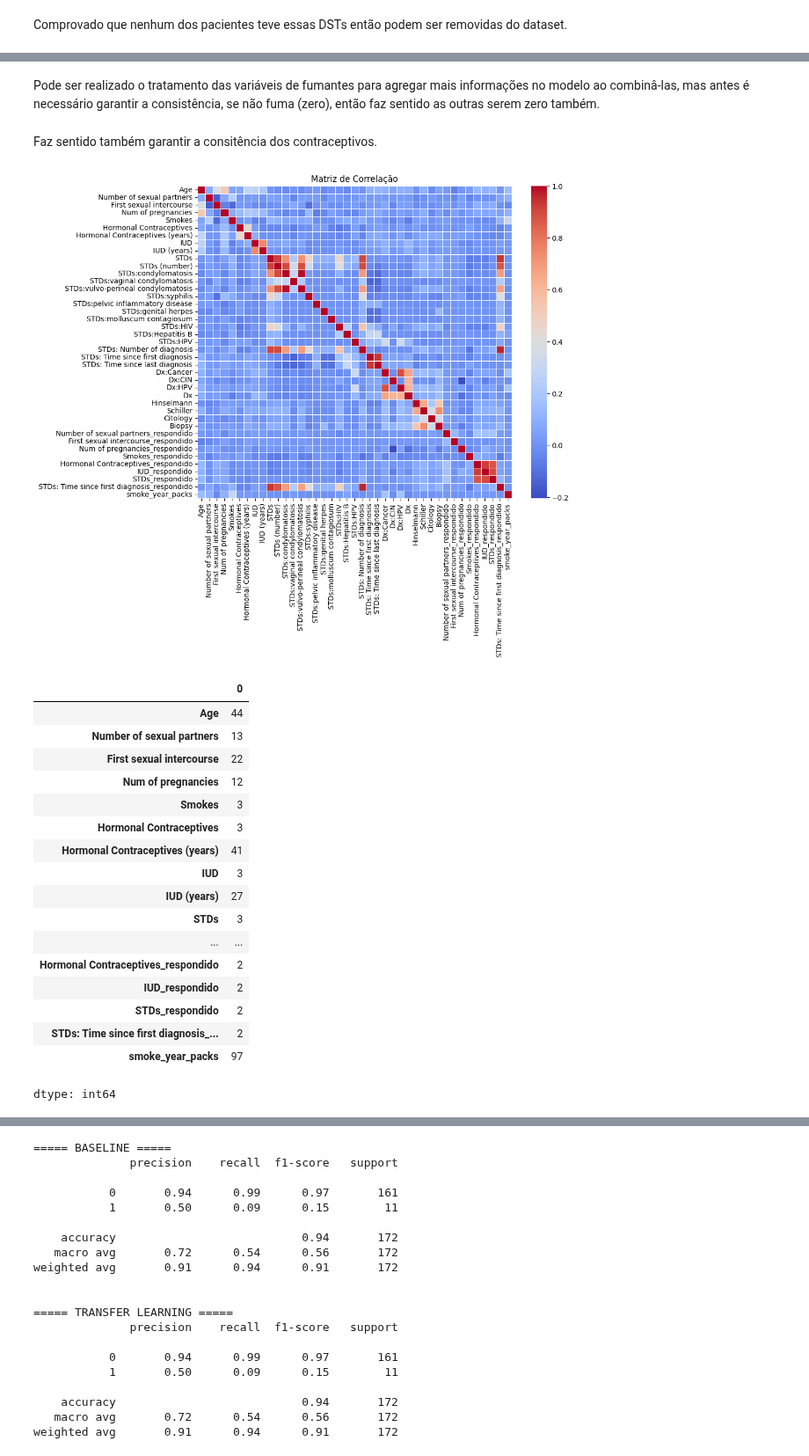
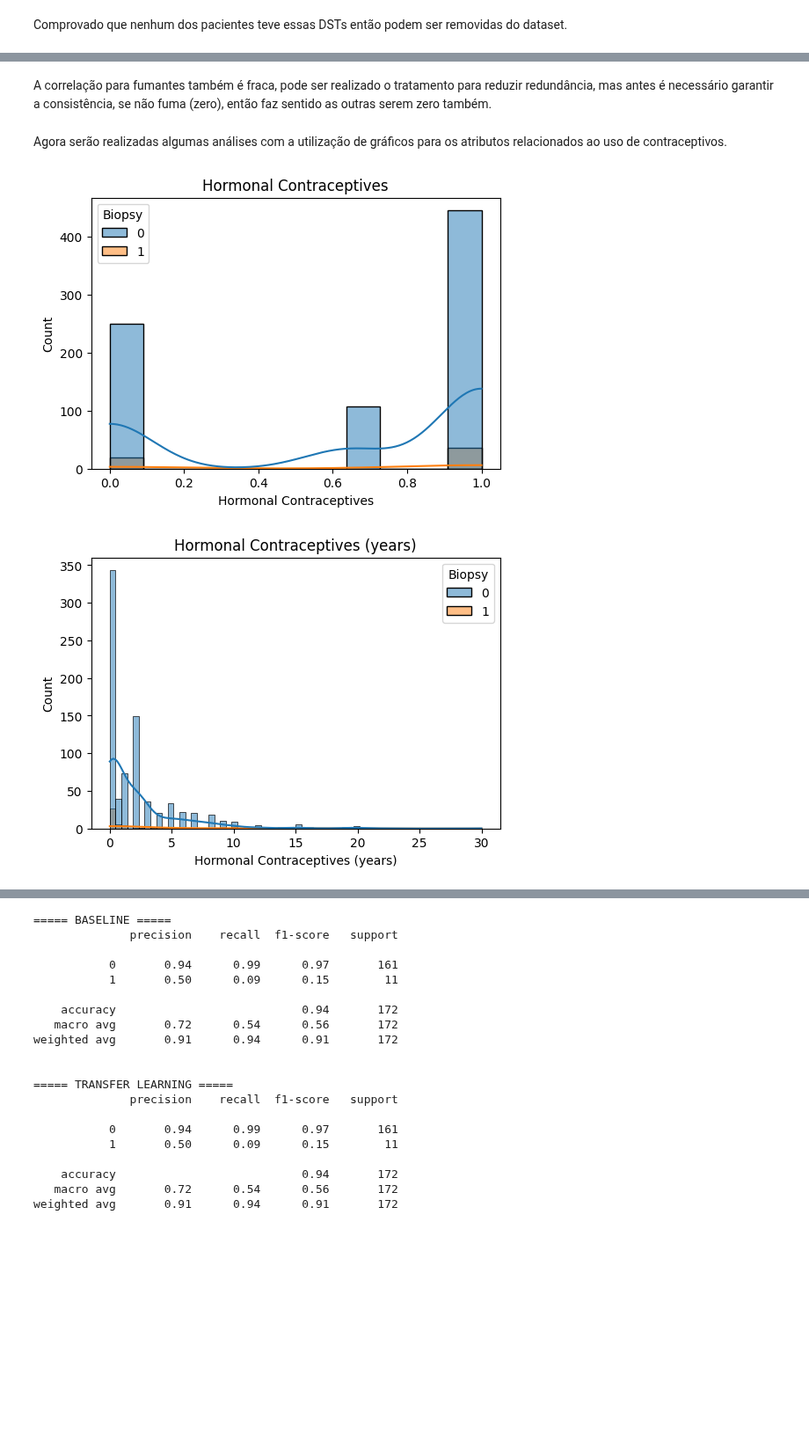
Before and after one commit to tech-challenge-fiap-GRUPO-2026/tech-challenge-fase1, a Jupyter notebook: init_cervical_cancer.ipynb, the cells around one changed output, grey strips where cells are left out. Shown at 88% size. Drawn from its saved outputs; the diff is of its cells as text; code cells hidden in the pictures; blank space fills up the shorter version.

```diff
--- a/init_cervical_cancer.ipynb
+++ b/init_cervical_cancer.ipynb
@@ -243,47 +374,38 @@ for i, grupo in enumerate(grupos.values()):
 # %% [markdown]
-Pode ser realizado o tratamento das variáveis de fumantes para agregar mais informações no modelo ao combinâ-las, mas antes é necessário garantir a consistência, se não fuma (zero), então faz sentido as outras serem zero também.
+A correlação para fumantes também é fraca, pode ser realizado o tratamento para reduzir redundância, mas antes é necessário garantir a consistência, se não fuma (zero), então faz sentido as outras serem zero também.
 # %%
-# garantir consistência
-dataset.loc[dataset['Smokes'] == 0, ['Smokes (years)', 'Smokes (packs/year)']] = 0
 
-# combinar
-dataset['smoke_year_packs'] = dataset['Smokes (years)'] * dataset['Smokes (packs/year)']
+def reduzir_redundancia_smokes(df):
+    df = df.copy()
 
-# remover redundantes
-dataset.drop(columns=['Smokes (years)', 'Smokes (packs/year)'], inplace=True)
+    df.loc[df['Smokes'] == 0, ['Smokes (years)', 'Smokes (packs/year)']] = 0
+
+    # combinar
+    df['smoke_year_packs'] = df['Smokes (years)'] * df['Smokes (packs/year)']
+
+    # remover redundantes
+    df.drop(columns=['Smokes (years)', 'Smokes (packs/year)'], inplace=True)
+
+    return df
+
+dataset = reduzir_redundancia_smokes(dataset)
+#  Não houve melhora na classificação fazendo esse tratamento
-# %% [markdown]
-Faz sentido também garantir a consitência dos contraceptivos.
-# %%
-dataset.loc[dataset['Hormonal Contraceptives'] == 0, 'Hormonal Contraceptives (years)'] = 0
-# %%
-import numpy as np
-import seaborn as sns
-
-matriz_correlacao = dataset.corr()
-plt.figure(figsize=(10, 8))
-sns.heatmap(matriz_correlacao, cmap='coolwarm', annot=False, fmt=".2f", linewidths=.5)
-plt.title('Matriz de Correlação')
-plt.show()
-# %% [output]
-[figure, removed]
-# %%
-dataset.nunique()
-# %% [output]
-|  | 0 |
-| Age | 44 |
-| Number of sexual partners | 13 |
-| First sexual intercourse | 22 |
-| Num of pregnancies | 12 |
-| Smokes | 3 |
-| Hormonal Contraceptives | 3 |
-| Hormonal Contraceptives (years) | 41 |
-| IUD | 3 |
-| IUD (years) | 27 |
-| STDs | 3 |
-| ... | ... |
-| Hormonal Contraceptives_respondido | 2 |
-| IUD_respondido | 2 |
-| STDs_respondido | 2 |
-| STDs: Time since first diagnosis_... | 2 |
-| smoke_year_packs | 97 |
-dtype: int64
+# %% [markdown]
+Agora serão realizadas algumas análises com a utilização de gráficos para os atributos relacionados ao uso de contraceptivos.
+# %%
+cols = [
+    'Hormonal Contraceptives',
+    'Hormonal Contraceptives (years)'
+]
+
+for col in cols:
+    plt.figure(figsize=(6,4))
+    sb.histplot(data=dataset, x=col, hue='Biopsy', kde=True)
+    plt.title(col)
+    plt.show()
+
+sb.pairplot(dataset[cols + ['Biopsy']], hue='Biopsy')
+plt.show()
+# %% [output]
+[figure, added]
+[figure, added]
```
Also changed, not shown: parts of 42 cells of this notebook.
